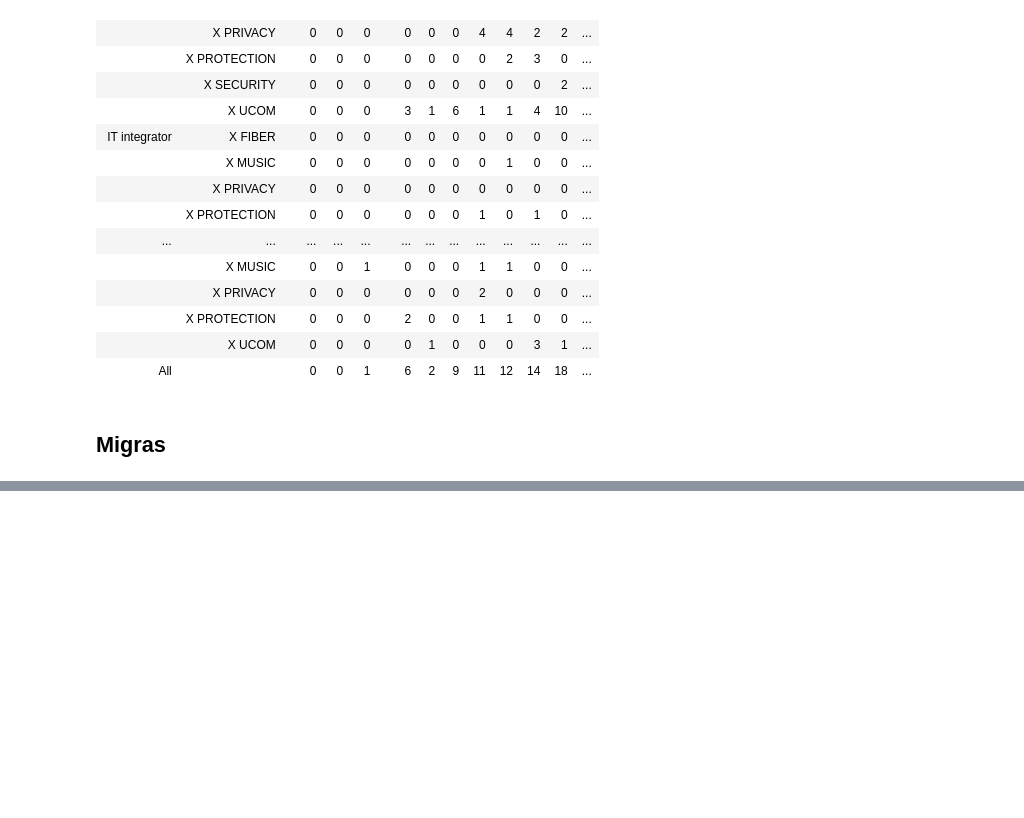
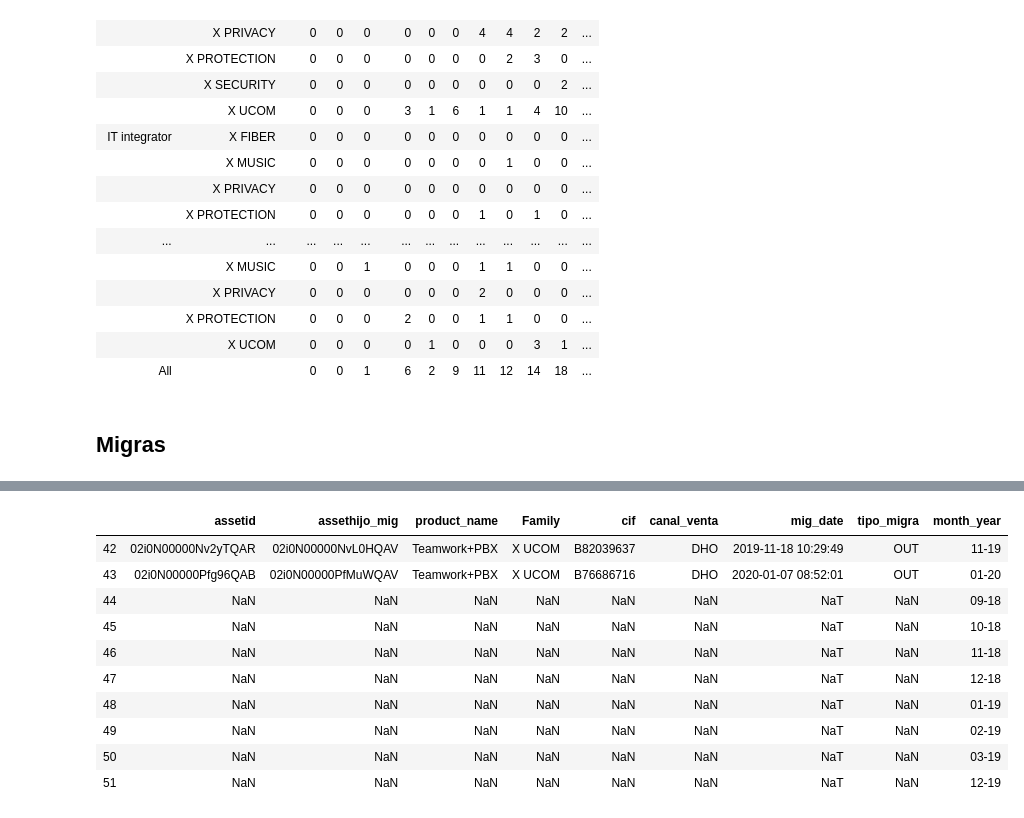
Before and after one commit to mariaadradosr/PyCartera, a Jupyter notebook: Final_PyCartera.ipynb, the cells around one changed output, grey strips where cells are left out. Saved outputs shown, nothing was run; the diff lists cells and outputs as text; code cells hidden in the pictures; blank space fills up the shorter version.

```diff
--- a/Final_PyCartera.ipynb
+++ b/Final_PyCartera.ipynb
@@ -205,0 +144,7 @@ mo.head()
+# %%
+check = list(set(mig_df.month_year))
+# %%
+for date in months:
+    if date not in check:
+        print(date)
+        mig_df = mig_df.append({'month_year':date},ignore_index=True)
@@ -205,0 +163,14 @@ mo.head()
+# %%
+mig_df.tail(10)
+# %% [output]
+|  | assetid | assethijo_mig | product_name | Family | cif | canal_venta | mig_date | tipo_migra | month_year |
+| 42 | 02i0N00000Nv2yTQAR | 02i0N00000NvL0HQAV | Teamwork+PBX | X UCOM | B82039637 | DHO | 2019-11-18 10:29:49 | OUT | 11-19 |
+| 43 | 02i0N00000Pfg96QAB | 02i0N00000PfMuWQAV | Teamwork+PBX | X UCOM | B76686716 | DHO | 2020-01-07 08:52:01 | OUT | 01-20 |
+| 44 | NaN | NaN | NaN | NaN | NaN | NaN | NaT | NaN | 09-18 |
+| 45 | NaN | NaN | NaN | NaN | NaN | NaN | NaT | NaN | 10-18 |
+| 46 | NaN | NaN | NaN | NaN | NaN | NaN | NaT | NaN | 11-18 |
+| 47 | NaN | NaN | NaN | NaN | NaN | NaN | NaT | NaN | 12-18 |
+| 48 | NaN | NaN | NaN | NaN | NaN | NaN | NaT | NaN | 01-19 |
+| 49 | NaN | NaN | NaN | NaN | NaN | NaN | NaT | NaN | 02-19 |
+| 50 | NaN | NaN | NaN | NaN | NaN | NaN | NaT | NaN | 03-19 |
+| 51 | NaN | NaN | NaN | NaN | NaN | NaN | NaT | NaN | 12-19 |
```
Also changed, not shown: parts of 14 cells of this notebook, 1 other file.
